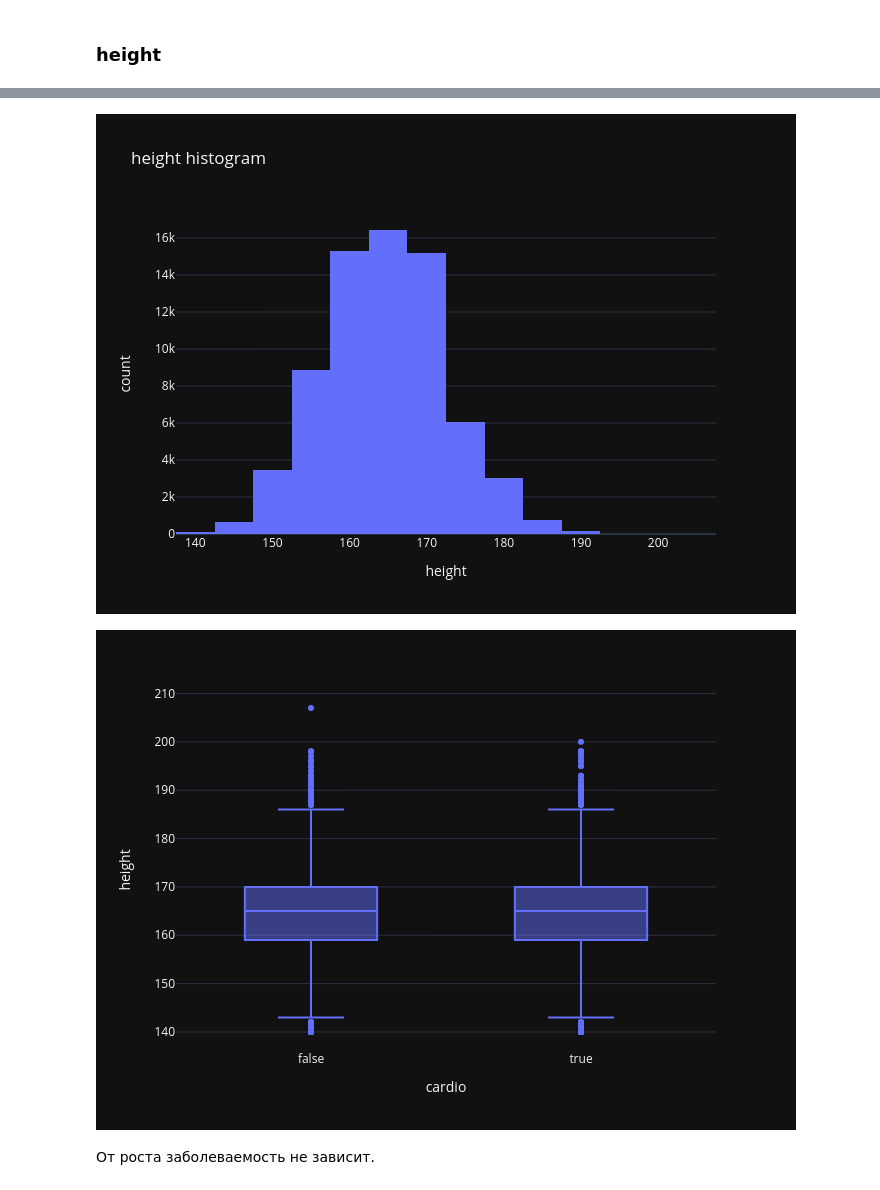
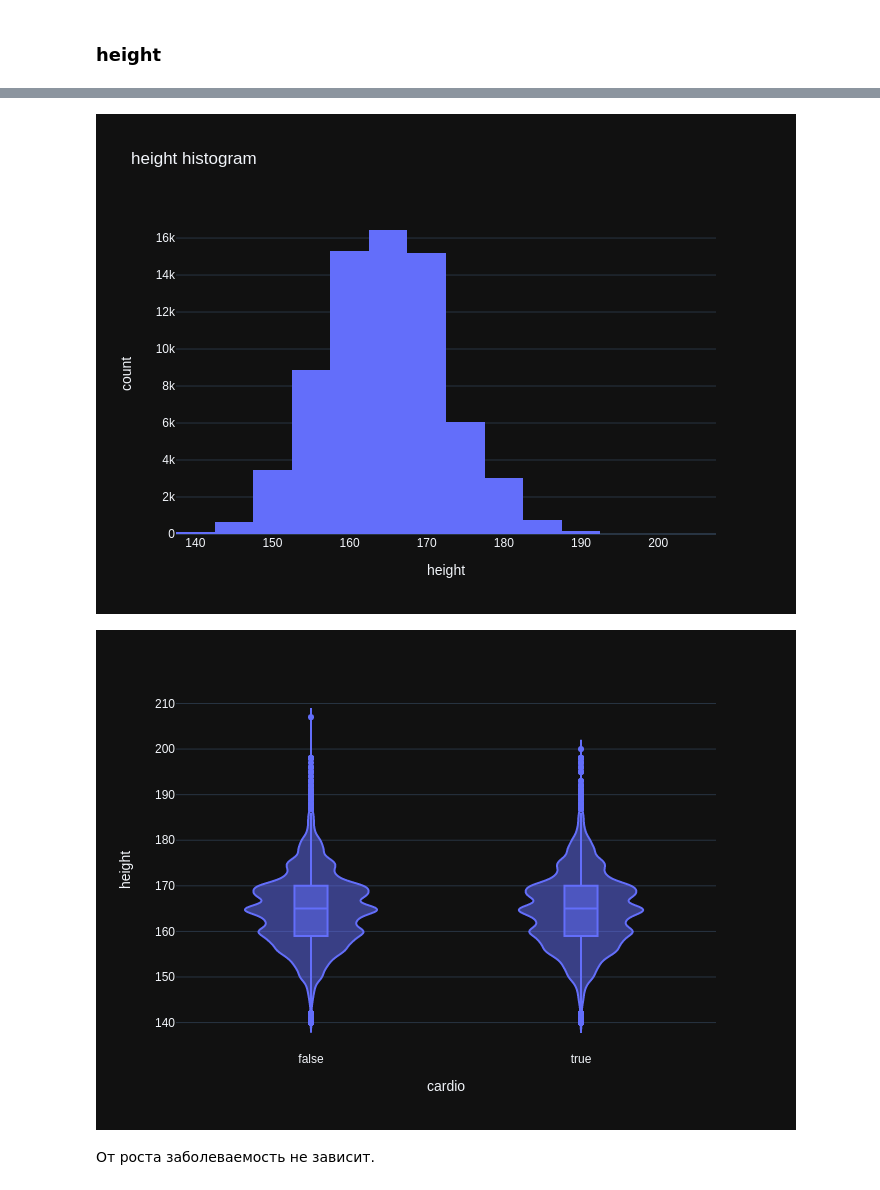
Before and after one commit to Konstantin-Dudersky/praktikum_dsplus_master, a Jupyter notebook: notebooks/notebook.ipynb, the cells around one changed output, grey strips where cells are left out. Cells and saved outputs as stored; diff of their text form; code cells hidden in the pictures.

```diff
--- a/notebooks/notebook.ipynb
+++ b/notebooks/notebook.ipynb
@@ -59,6 +59,7 @@ def load_train() -> pd.DataFrame:
     for t, columns in types.items():
         for col in columns:
             df[col] = df[col].astype(t)
+    df = shuffle(df, random_state=1)
     return df
 
 
@@ -339,19 +350,19 @@ HEIGHT__LOW = 140
 HEIGHT__HIGH = 220
 
 df_height = make_pipeline(
-    ml_pipe.OutliersToNAN('height', HEIGHT__LOW, HEIGHT__HIGH),
-    ml_pipe.SimpleImputerMy('height'),
+    ml_utils.OutliersToNAN('height', HEIGHT__LOW, HEIGHT__HIGH),
+    ml_utils.SimpleImputerMy('height'),
 ).fit_transform(df_eda)
 # %%
 px.histogram(
     df_height, x='height', nbins=25, title='height histogram'
 )
 # %% [output]
-[figure, old version]
+[figure, new version]
 # %%
-px.box(df_height, x='cardio', y='height')
+px.violin(df_height, x='cardio', y='height', box=True)
 # %% [output]
-[figure, old version]
+[figure, new version]
 # %% [markdown]
 От роста заболеваемость не зависит.
 # %% [markdown]
```
Also changed, not shown: parts of 53 cells of this notebook, 3 other files.
